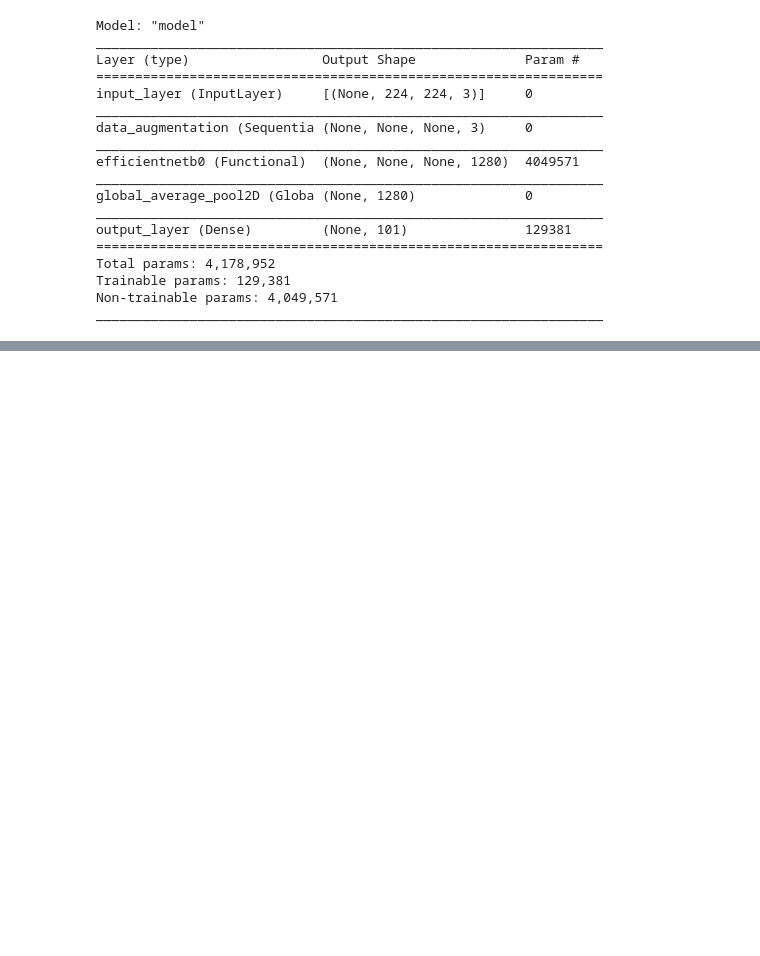
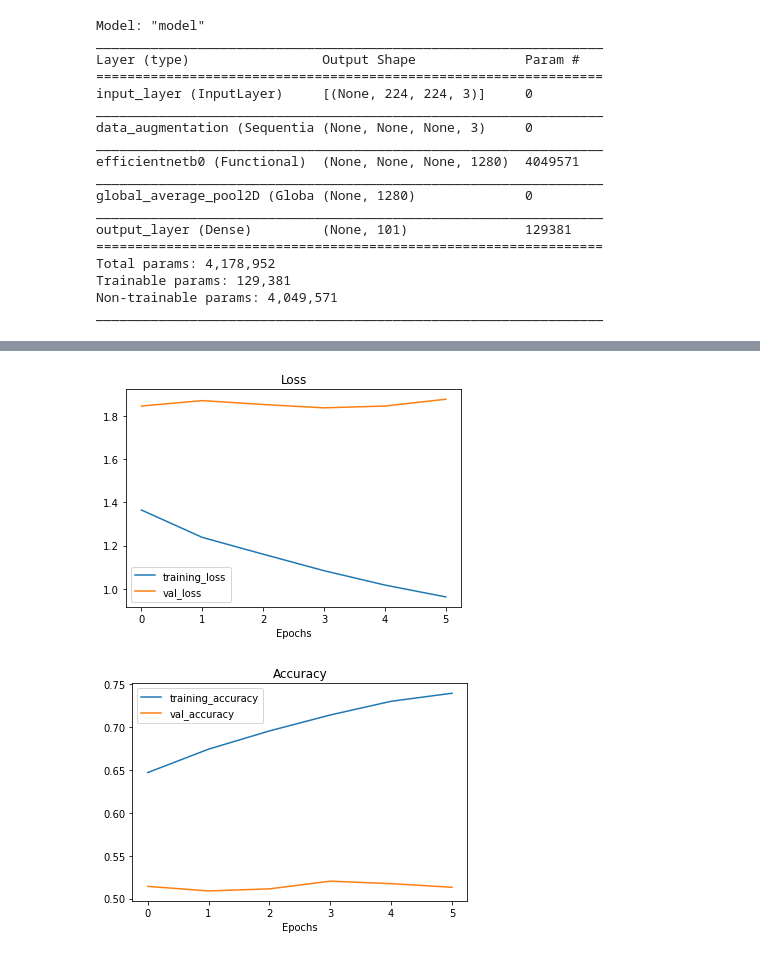
Before and after one commit to kaushikabhishek87/Tensorflow_projects, a Jupyter notebook: 06_transfer_learning_with_Tensorflow.ipynb, the cells around one changed output, grey strips where cells are left out. Cells and saved outputs as stored; diff of their text form; code cells hidden in the pictures; blank space fills up the shorter version.

```diff
--- a/06_transfer_learning_with_Tensorflow.ipynb
+++ b/06_transfer_learning_with_Tensorflow.ipynb
@@ -191,0 +222,11 @@ plot_loss_curves(history_all_classes_10_percent)
+# %%
+model.compile(loss="categorical_crossentropy",
+              optimizer=tf.keras.optimizers.Adam(0.0001),
+              metrics=["accuracy"])
+
+fine_tuning_epochs = 10 # Model has already done 5 epochs
+
+history_all_classes_10_percent_fine_tune = model.fit(train_data_all_10_percent,epochs=fine_tuning_epochs ,
+          initial_epoch=history_all_classes_10_percent.epoch[-1] ,
+          validation_data = test_data ,
+          validation_steps = int(0.15*len(test_data)))
@@ -191,0 +246,5 @@ plot_loss_curves(history_all_classes_10_percent)
+# %%
+plot_loss_curves(history_all_classes_10_percent_fine_tune)
+# %% [output]
+[figure, added]
+[figure, added]
```
Also changed, not shown: parts of 21 cells of this notebook.
